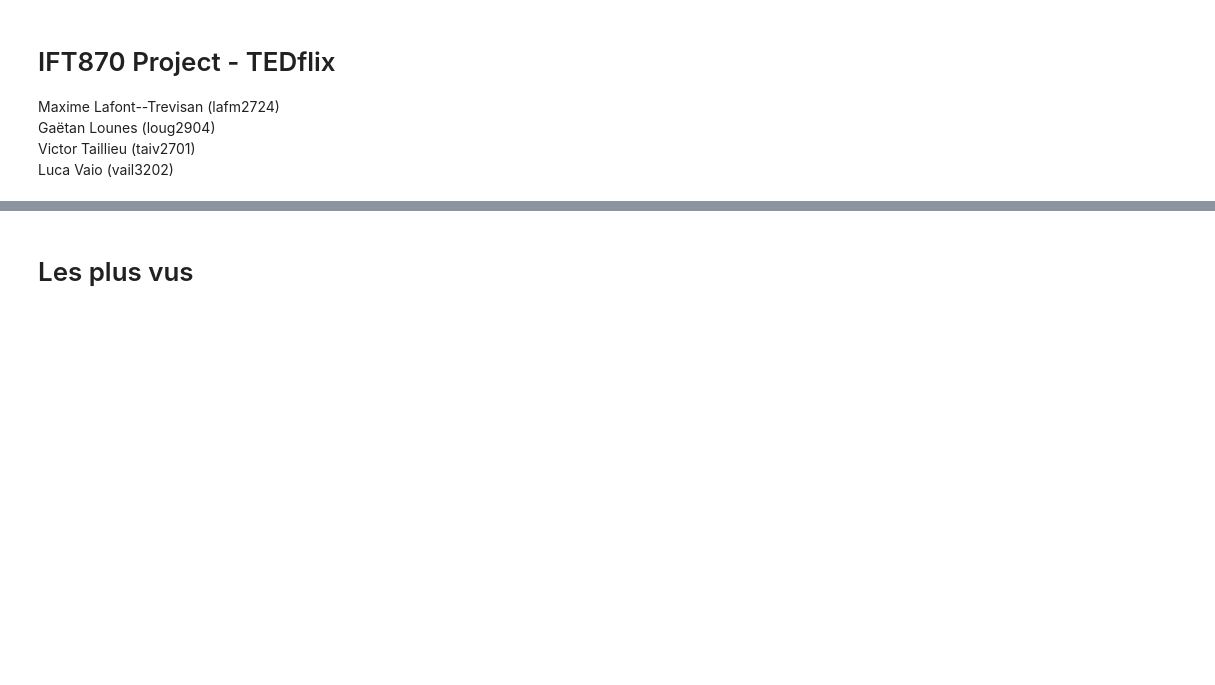
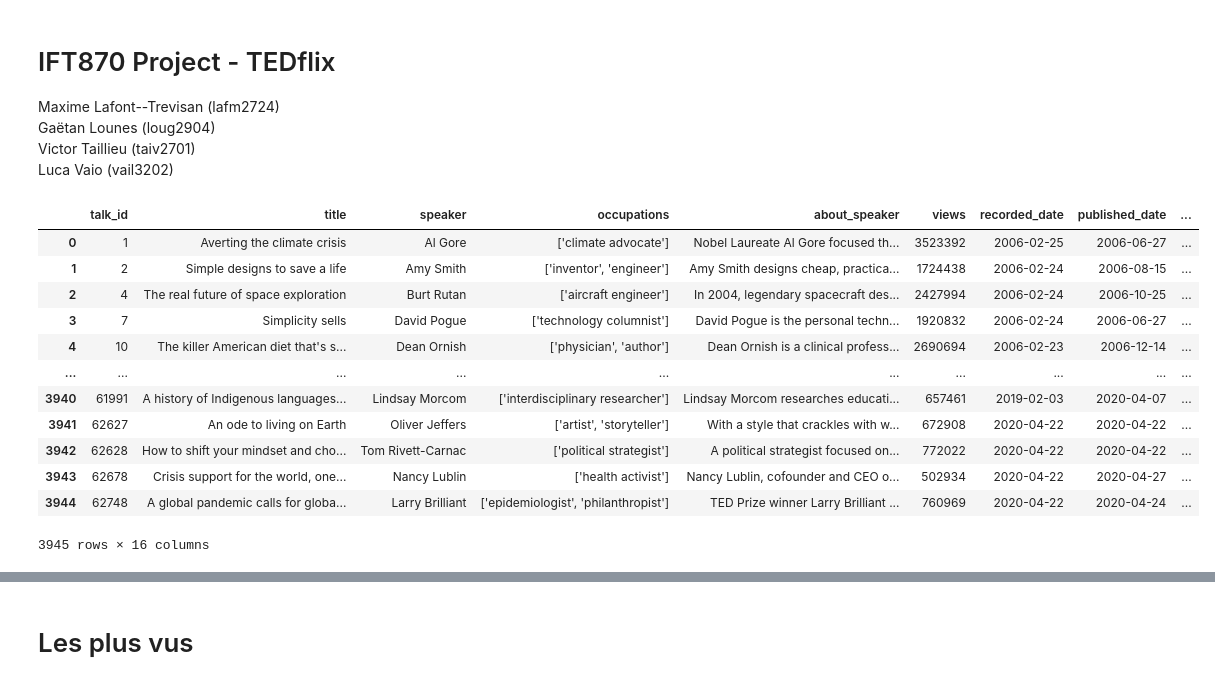
Before and after one commit to VictorTaillieu/TED-talks-analysis, a Jupyter notebook: notebooks/exploration.ipynb, the cells around one changed output, grey strips where cells are left out. Drawn from its saved outputs; the diff is of its cells as text; code cells hidden in the pictures; blank space fills up the shorter version.

```diff
--- a/notebooks/exploration.ipynb
+++ b/notebooks/exploration.ipynb
@@ -17,7 +17,21 @@ save = False
 if save:
     sns.set(font_scale=1.8)
 # %%
-ted_talks = pd.read_csv("../data/ted_talks_selected.csv")
+ted_talks = pd.read_csv("../data/ted_talks_preprocessed.csv")
 ted_talks
+# %% [output]
+|  | talk_id | title | speaker | occupations | about_speaker | views | recorded_date | published_date | ... |
+| 0 | 1 | Averting the climate crisis | Al Gore | ['climate advocate'] | Nobel Laureate Al Gore focused th... | 3523392 | 2006-02-25 | 2006-06-27 | ... |
+| 1 | 2 | Simple designs to save a life | Amy Smith | ['inventor', 'engineer'] | Amy Smith designs cheap, practica... | 1724438 | 2006-02-24 | 2006-08-15 | ... |
+| 2 | 4 | The real future of space exploration | Burt Rutan | ['aircraft engineer'] | In 2004, legendary spacecraft des... | 2427994 | 2006-02-24 | 2006-10-25 | ... |
+| 3 | 7 | Simplicity sells | David Pogue | ['technology columnist'] | David Pogue is the personal techn... | 1920832 | 2006-02-24 | 2006-06-27 | ... |
+| 4 | 10 | The killer American diet that's s... | Dean Ornish | ['physician', 'author'] | Dean Ornish is a clinical profess... | 2690694 | 2006-02-23 | 2006-12-14 | ... |
+| ... | ... | ... | ... | ... | ... | ... | ... | ... | ... |
+| 3940 | 61991 | A history of Indigenous languages... | Lindsay Morcom | ['interdisciplinary researcher'] | Lindsay Morcom researches educati... | 657461 | 2019-02-03 | 2020-04-07 | ... |
+| 3941 | 62627 | An ode to living on Earth | Oliver Jeffers | ['artist', 'storyteller'] | With a style that crackles with w... | 672908 | 2020-04-22 | 2020-04-22 | ... |
+| 3942 | 62628 | How to shift your mindset and cho... | Tom Rivett-Carnac | ['political strategist'] | A political strategist focused on... | 772022 | 2020-04-22 | 2020-04-22 | ... |
+| 3943 | 62678 | Crisis support for the world, one... | Nancy Lublin | ['health activist'] | Nancy Lublin, cofounder and CEO o... | 502934 | 2020-04-22 | 2020-04-27 | ... |
+| 3944 | 62748 | A global pandemic calls for globa... | Larry Brilliant | ['epidemiologist', 'philanthropist'] | TED Prize winner Larry Brilliant ... | 760969 | 2020-04-22 | 2020-04-24 | ... |
+3945 rows × 16 columns
 # %%
 ted_talks.describe()
```
Also changed, not shown: parts of 27 cells of this notebook.
